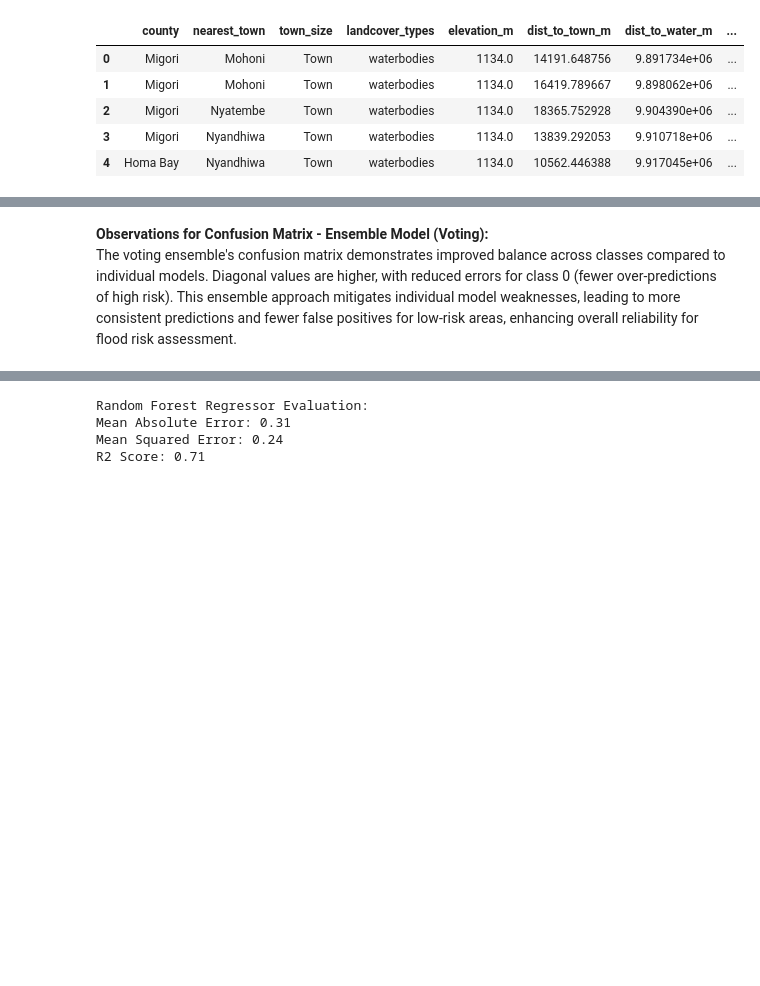
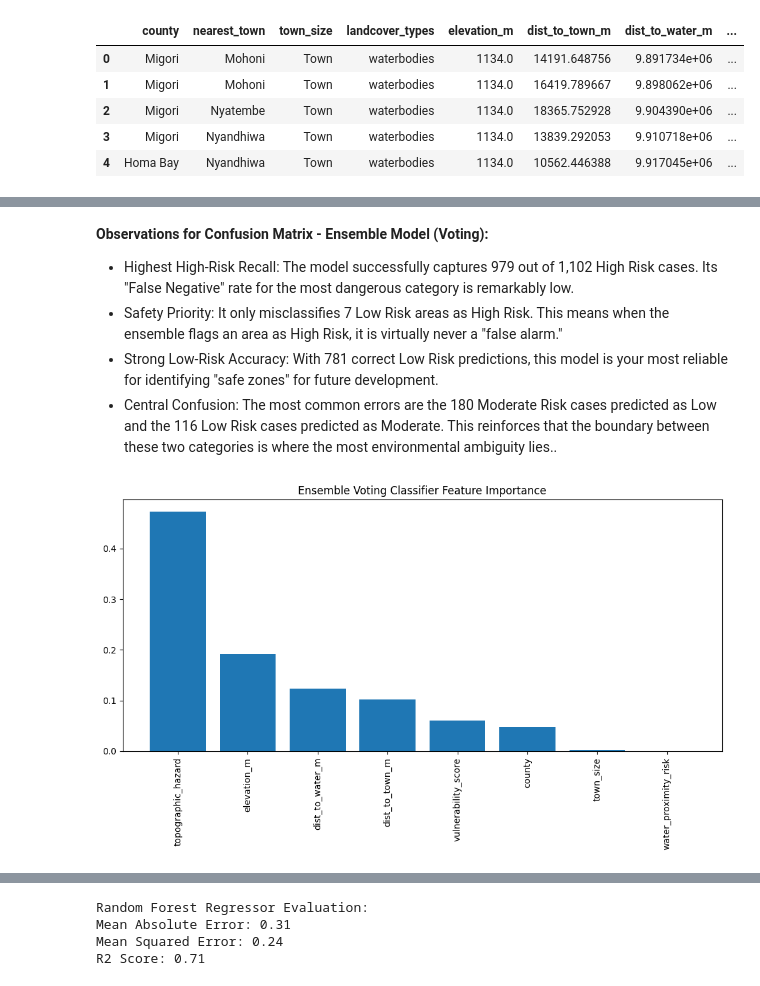
Before and after one commit to kennethnyangweso/Flood-Risk-Analysis-with-GIS, a Jupyter notebook: Modeling Notebook.ipynb, the cells around one changed output, grey strips where cells are left out. Saved outputs shown, nothing was run; the diff lists cells and outputs as text; code cells hidden in the pictures; blank space fills up the shorter version.

```diff
--- a/Modeling Notebook.ipynb
+++ b/Modeling Notebook.ipynb
@@ -245,3 +268,30 @@ plt.show()
 # %% [markdown]
 **Observations for Confusion Matrix - Ensemble Model (Voting):**
-The voting ensemble's confusion matrix demonstrates improved balance across classes compared to individual models. Diagonal values are higher, with reduced errors for class 0 (fewer over-predictions of high risk). This ensemble approach mitigates individual model weaknesses, leading to more consistent predictions and fewer false positives for low-risk areas, enhancing overall reliability for flood risk assessment.
+- Highest High-Risk Recall: The model successfully captures 979 out of 1,102 High Risk cases. Its "False Negative" rate for the most dangerous category is remarkably low.
+- Safety Priority: It only misclassifies 7 Low Risk areas as High Risk. This means when the ensemble flags an area as High Risk, it is virtually never a "false alarm."
+- Strong Low-Risk Accuracy: With 781 correct Low Risk predictions, this model is your most reliable for identifying "safe zones" for future development.
+- Central Confusion: The most common errors are the 180 Moderate Risk cases predicted as Low and the 116 Low Risk cases predicted as Moderate. This reinforces that the boundary between these two categories is where the most environmental ambiguity lies..
+# %%
+# Extract the fitted models from the ensemble
+fitted_rf = voting_clf.estimators_[0]
+fitted_xgb = voting_clf.estimators_[1]
+
+# Calculate averaged importance
+ensemble_feature_importances = (fitted_rf.feature_importances_ + fitted_xgb.feature_importances_) / 2
+# %%
+# plot feature importance for ensemble model
+import matplotlib.pyplot as plt
+import numpy as np
+
+features = X.columns
+
+indices = np.argsort(ensemble_feature_importances)[::-1]
+
+plt.figure(figsize=(10,6))
+plt.title("Ensemble Voting Classifier Feature Importance")
+plt.bar(range(len(features)), ensemble_feature_importances[indices])
+plt.xticks(range(len(features)), features[indices], rotation=90)
+plt.tight_layout()
+plt.show()
+# %% [output]
+[figure, added]
```
Also changed, not shown: parts of 41 cells of this notebook.
